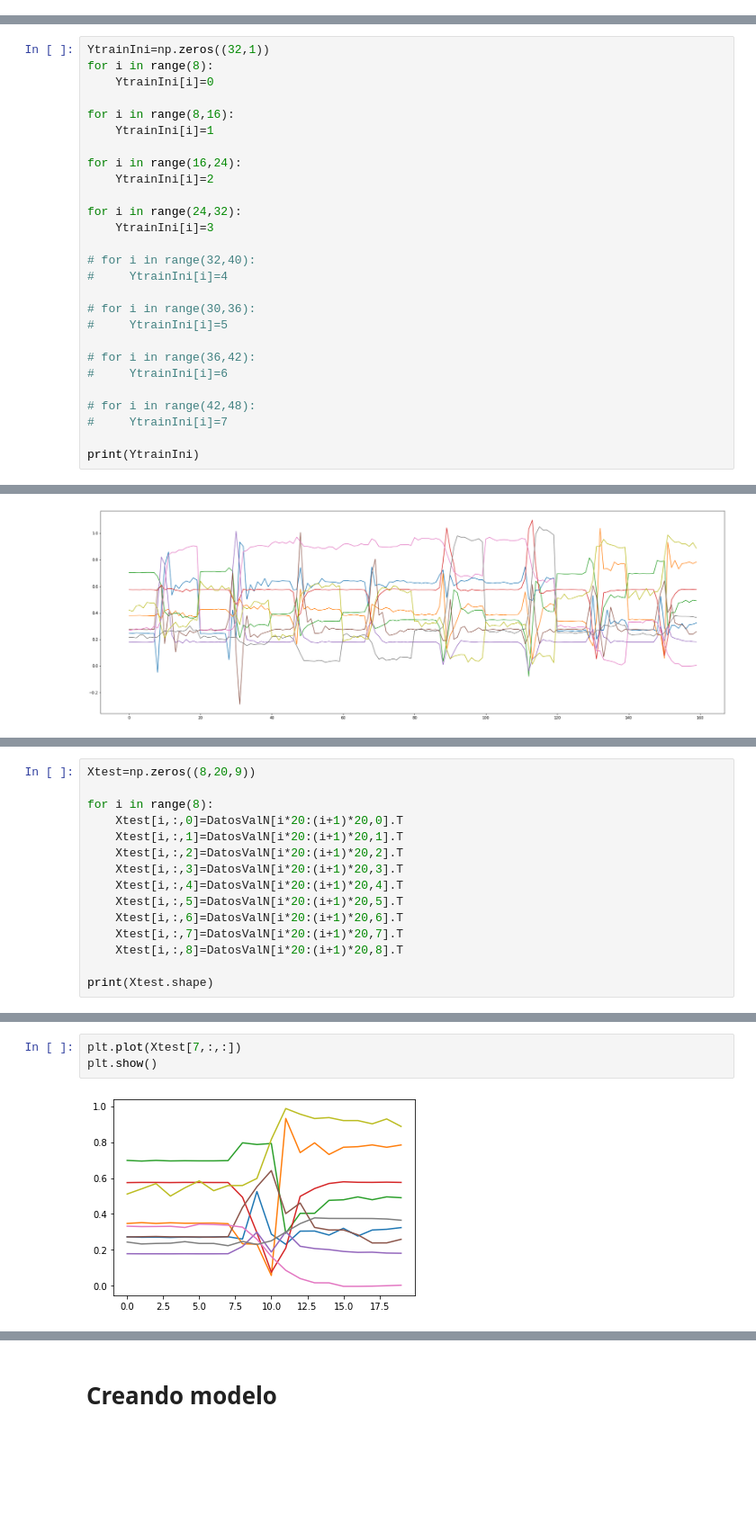
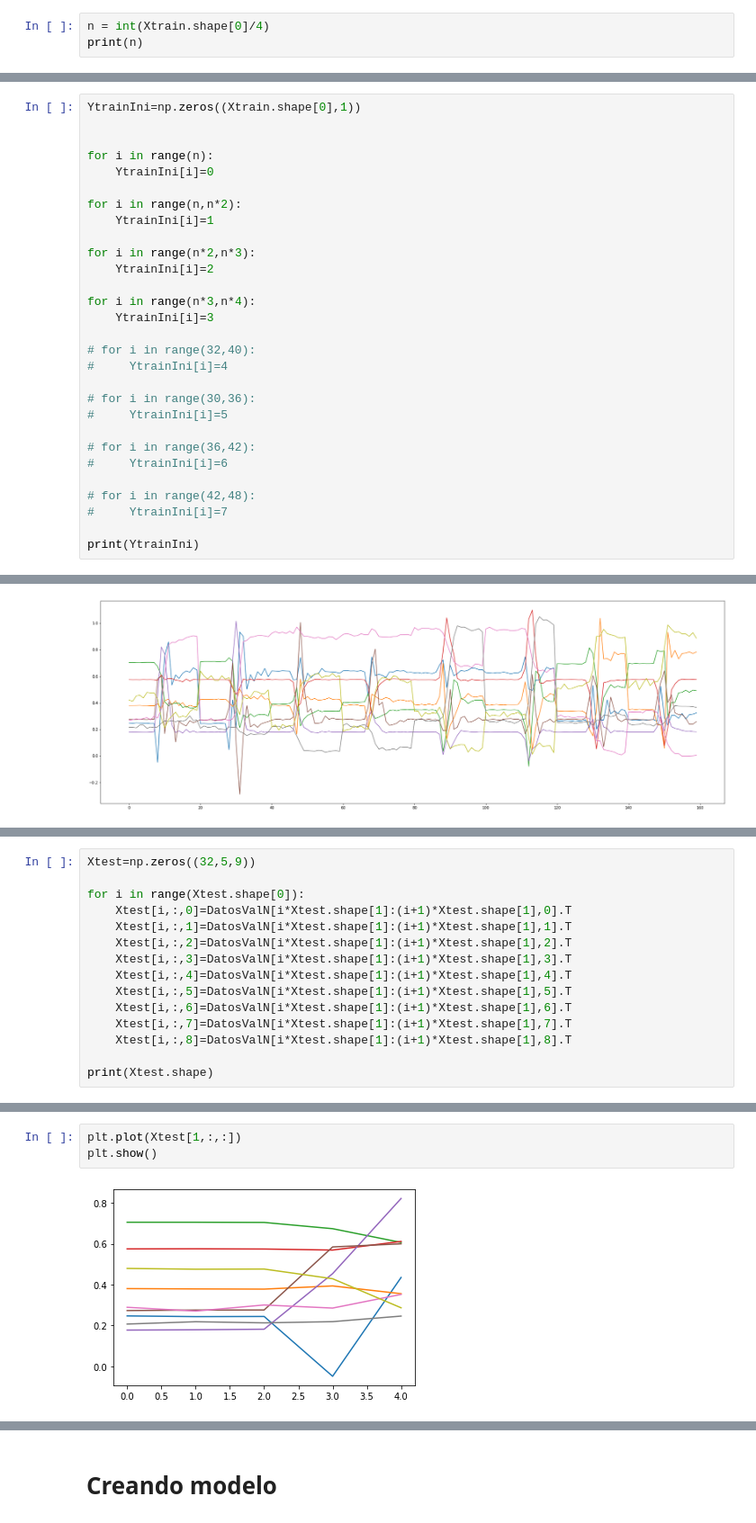
Before and after one commit to sdmendoza/TFLite_Mov_Robot_Arduino_Nano_BLE33, a Jupyter notebook: MOVIMIENTOS_ROBOT_CON_ARDUINOBLE33.ipynb, the cells around one changed output, grey strips where cells are left out. Shown at 90% size. Saved outputs shown, nothing was run; the diff lists cells and outputs as text; blank space fills up the shorter version.

```diff
--- a/MOVIMIENTOS_ROBOT_CON_ARDUINOBLE33.ipynb
+++ b/MOVIMIENTOS_ROBOT_CON_ARDUINOBLE33.ipynb
@@ -247,0 +248,3 @@ plt.show()
+# %%
+n = int(Xtrain.shape[0]/4)
+print(n)
@@ -248,15 +253,17 @@ plt.show()
 # %%
-YtrainIni=np.zeros((32,1))
-for i in range(8):
+YtrainIni=np.zeros((Xtrain.shape[0],1))
+
+
+for i in range(n):
     YtrainIni[i]=0
 
-for i in range(8,16):
+for i in range(n,n*2):
     YtrainIni[i]=1
 
-for i in range(16,24):
+for i in range(n*2,n*3):
     YtrainIni[i]=2
 
-for i in range(24,32):
+for i in range(n*3,n*4):
     YtrainIni[i]=3
 
 # for i in range(32,40):
@@ -366,16 +373,16 @@ plt.show()
 # %%
-Xtest=np.zeros((8,20,9))
+Xtest=np.zeros((32,5,9))
 
-for i in range(8):
-    Xtest[i,:,0]=DatosValN[i*20:(i+1)*20,0].T
-    Xtest[i,:,1]=DatosValN[i*20:(i+1)*20,1].T
-    Xtest[i,:,2]=DatosValN[i*20:(i+1)*20,2].T
-    Xtest[i,:,3]=DatosValN[i*20:(i+1)*20,3].T
-    Xtest[i,:,4]=DatosValN[i*20:(i+1)*20,4].T
-    Xtest[i,:,5]=DatosValN[i*20:(i+1)*20,5].T
-    Xtest[i,:,6]=DatosValN[i*20:(i+1)*20,6].T
-    Xtest[i,:,7]=DatosValN[i*20:(i+1)*20,7].T
-    Xtest[i,:,8]=DatosValN[i*20:(i+1)*20,8].T
+for i in range(Xtest.shape[0]):
+    Xtest[i,:,0]=DatosValN[i*Xtest.shape[1]:(i+1)*Xtest.shape[1],0].T
+    Xtest[i,:,1]=DatosValN[i*Xtest.shape[1]:(i+1)*Xtest.shape[1],1].T
+    Xtest[i,:,2]=DatosValN[i*Xtest.shape[1]:(i+1)*Xtest.shape[1],2].T
+    Xtest[i,:,3]=DatosValN[i*Xtest.shape[1]:(i+1)*Xtest.shape[1],3].T
+    Xtest[i,:,4]=DatosValN[i*Xtest.shape[1]:(i+1)*Xtest.shape[1],4].T
+    Xtest[i,:,5]=DatosValN[i*Xtest.shape[1]:(i+1)*Xtest.shape[1],5].T
+    Xtest[i,:,6]=DatosValN[i*Xtest.shape[1]:(i+1)*Xtest.shape[1],6].T
+    Xtest[i,:,7]=DatosValN[i*Xtest.shape[1]:(i+1)*Xtest.shape[1],7].T
+    Xtest[i,:,8]=DatosValN[i*Xtest.shape[1]:(i+1)*Xtest.shape[1],8].T
 
 print(Xtest.shape)
 # %% [output]
@@ -383,5 +390,5 @@ print(Xtest.shape)
 # %%
-plt.plot(Xtest[7,:,:])
+plt.plot(Xtest[1,:,:])
 plt.show()
 # %% [output]
-[figure, old version]
+[figure, new version]
```
Also changed, not shown: parts of 61 cells of this notebook.
